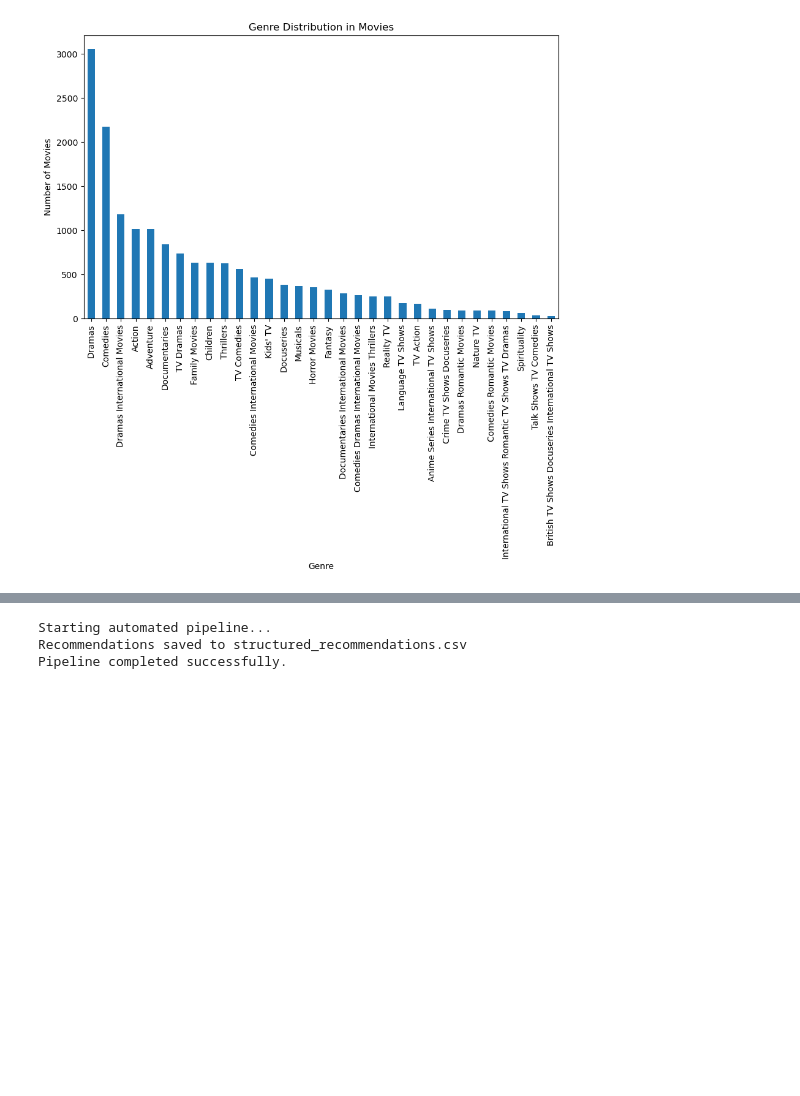
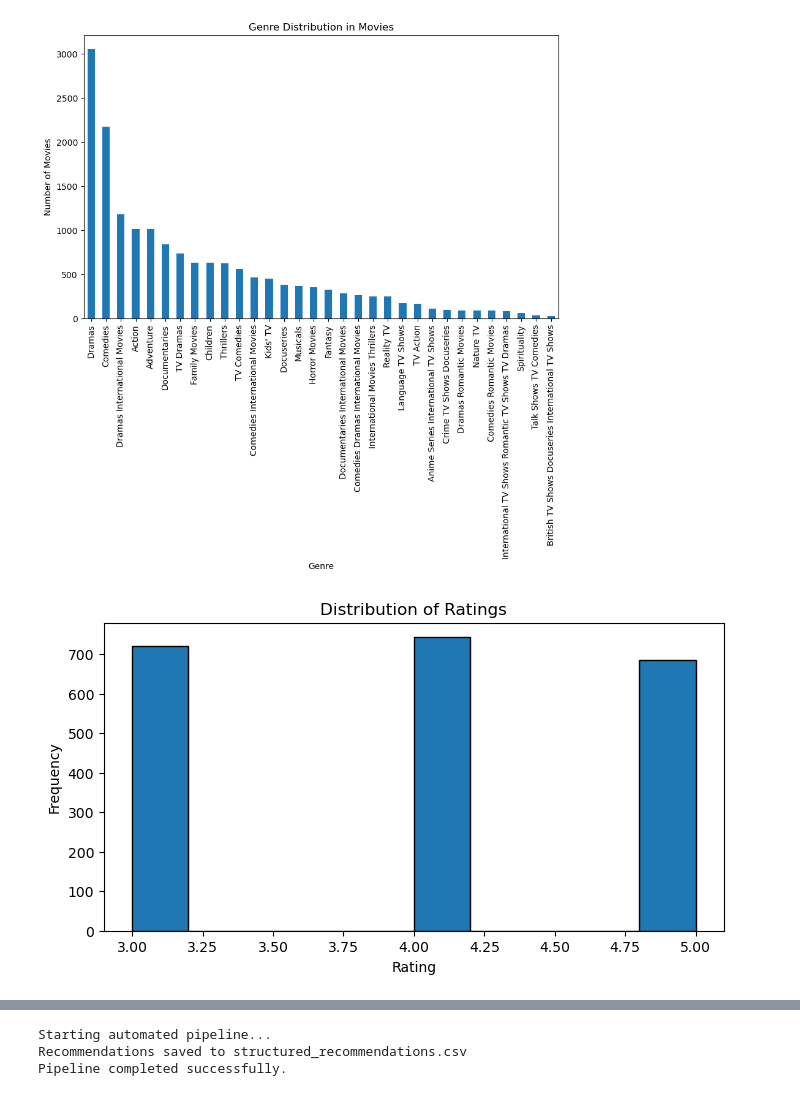
Before and after one commit to joegerard8/Intex2025, a Jupyter notebook: backend/Notebooks/ml-requirement1.ipynb, the cells around one changed output, grey strips where cells are left out. Saved outputs shown, nothing was run; the diff lists cells and outputs as text; code cells hidden in the pictures; blank space fills up the shorter version.

```diff
--- a/backend/Notebooks/ml-requirement1.ipynb
+++ b/backend/Notebooks/ml-requirement1.ipynb
@@ -1,10 +1,9 @@
 # %%
-# Data Understanding
-
 import sqlite3
 import pandas as pd
 import matplotlib.pyplot as plt
 
+# Data Understanding:
 # Step 1: Load the data from the SQLite database.
 conn = sqlite3.connect('Movies.db')
 
@@ -23,6 +22,15 @@ print(movies.head())
 print("Sample rating data:")
 print(ratings.head())
 
+# Additional statistics
+n_ratings = len(ratings)
+n_movies = len(movies['show_id'].unique())
+n_users = len(ratings['user_id'].unique())
+
+print(f"\nNumber of unique users: {n_users}")
+print(f"Average ratings per user: {round(n_ratings / n_users, 2)}")
+print(f"Average ratings per movie: {round(n_ratings / n_movies, 2)}")
+
 # Data Visualization: Distribution of movie genres
 genres = movies.iloc[:, 10:].sum().sort_values(ascending=False)
 plt.figure(figsize=(10, 6))
@@ -31,6 +39,14 @@ plt.title("Genre Distribution in Movies")
 plt.xlabel("Genre")
 plt.ylabel("Number of Movies")
 plt.show()
+
+# Data Visualization: Distribution of ratings
+plt.figure(figsize=(8, 4))
+ratings['rating'].plot(kind='hist', bins=10, edgecolor='black')
+plt.title("Distribution of Ratings")
+plt.xlabel("Rating")
+plt.ylabel("Frequency")
+plt.show()
 # %% [output]
 Number of unique movies: 8508
 Number of ratings: 2147
@@ -52,4 +68,5 @@ Sample movie data:
 [figure]
+[figure, added]
 # %%
 from sklearn.feature_extraction.text import TfidfVectorizer
 from sklearn.metrics.pairwise import cosine_similarity
```
Also changed, not shown: parts of 5 cells of this notebook, 2 other files.
